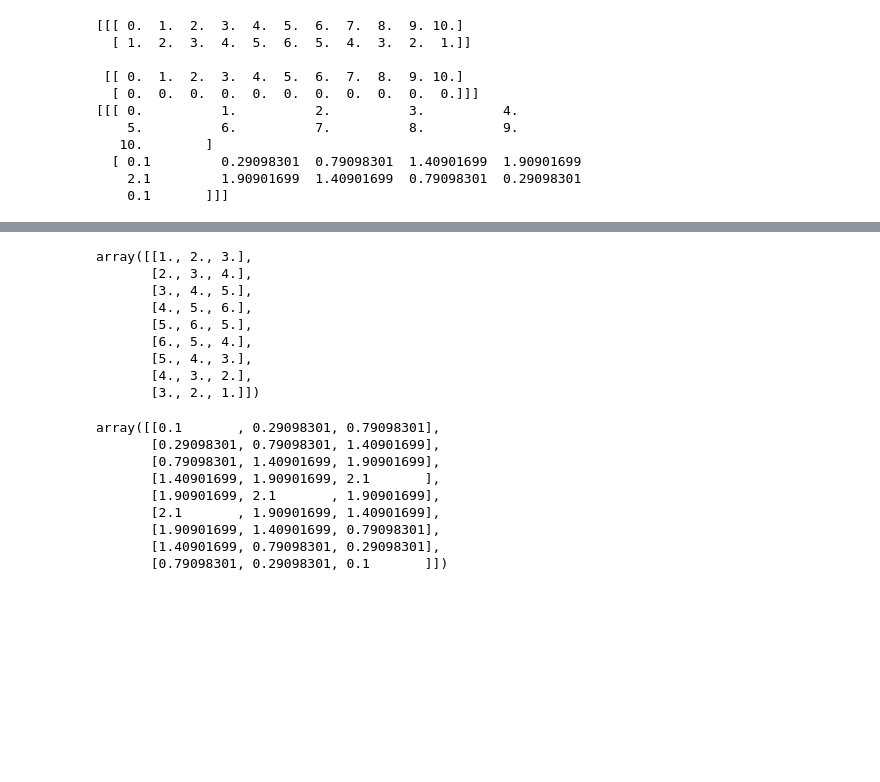
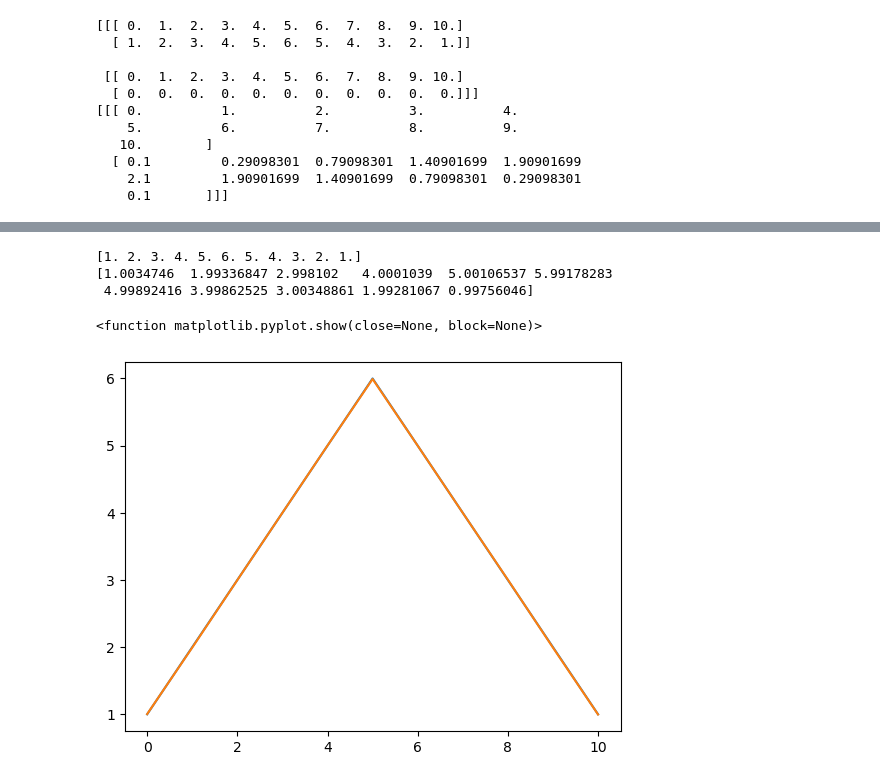
Before and after one commit to rhemitoth/AdvectionDiffusionSolver, a Jupyter notebook: RT_Math19A_Final/sliding_window.ipynb, the cells around one changed output, grey strips where cells are left out. Cells and saved outputs as stored; diff of their text form; code cells hidden in the pictures; blank space fills up the shorter version.

```diff
--- a/RT_Math19A_Final/sliding_window.ipynb
+++ b/RT_Math19A_Final/sliding_window.ipynb
@@ -145,0 +296,11 @@ dif.flat = [u*v/(2*dx) for (u,v) in dif_broad]
+# %%
+#Adding c'(i) * u(i,j) to advection term
+advection += u[0][1] * cx[0][1]
+# %%
+#Calculating Diffusion
+dif_broad = np.broadcast(u_win,diffusion_multipliers)
+dif = np.empty(dif_broad.shape)
+dif.flat = [u*v/(2*dx) for (u,v) in dif_broad]
+dif_sum = np.sum(dif, axis = 1)
+dif1 = np.append([0], dif_sum)
+diffusion = np.append(dif1, [0])
@@ -146 +311,15 @@ dif.flat = [u*v/(2*dx) for (u,v) in dif_broad]
+# %%
+#Calculaing Diffusion manually at edges
+center_left_u = np.array([u[0][1][-1], u[0][1][0], u[0][1][1]])
+dif_left = center_left_u * diffusion_multipliers * (1/(2*dx))
+dif_left_sum = sum(dif_left)
+diffusion[0] = dif_left_sum
+
+center_right_u = np.array([u[0][1][-2], u[0][1][-1], u[0][1][0]])
+dif_right = center_right_u * diffusion_multipliers * (1/(2*dx))
+dif_right_sum = sum(dif_right)
+diffusion[0] = dif_right_sum
+# %%
+#calculating u at time (j+1)
+u[1][1] = u[0][1] + dt * (advection + diffusion)
 # %%
@@ -158,24 +351,14 @@ array([[ 0.05      , -0.        , -1.18647451],
 # %%
-u_win
+print(u[0][1])
+print(u[1][1])
 # %% [output]
-array([[1., 2., 3.],
-       [2., 3., 4.],
-       [3., 4., 5.],
-       [4., 5., 6.],
-       [5., 6., 5.],
-       [6., 5., 4.],
-       [5., 4., 3.],
-       [4., 3., 2.],
-       [3., 2., 1.]])
+[1. 2. 3. 4. 5. 6. 5. 4. 3. 2. 1.]
+[1.0034746  1.99336847 2.998102   4.0001039  5.00106537 5.99178283
+ 4.99892416 3.99862525 3.00348861 1.99281067 0.99756046]
 # %%
-w_win
+plt.plot(Xs, u[0][1])
+plt.plot(Xs, u[1][1])
+plt.show
 # %% [output]
-array([[0.1       , 0.29098301, 0.79098301],
-       [0.29098301, 0.79098301, 1.40901699],
-       [0.79098301, 1.40901699, 1.90901699],
-       [1.40901699, 1.90901699, 2.1       ],
-       [1.90901699, 2.1       , 1.90901699],
-       [2.1       , 1.90901699, 1.40901699],
-       [1.90901699, 1.40901699, 0.79098301],
-       [1.40901699, 0.79098301, 0.29098301],
-       [0.79098301, 0.29098301, 0.1       ]])
+<function matplotlib.pyplot.show(close=None, block=None)>
+[figure, added]
```
Also changed, not shown: parts of 14 cells of this notebook, 6 other files.
